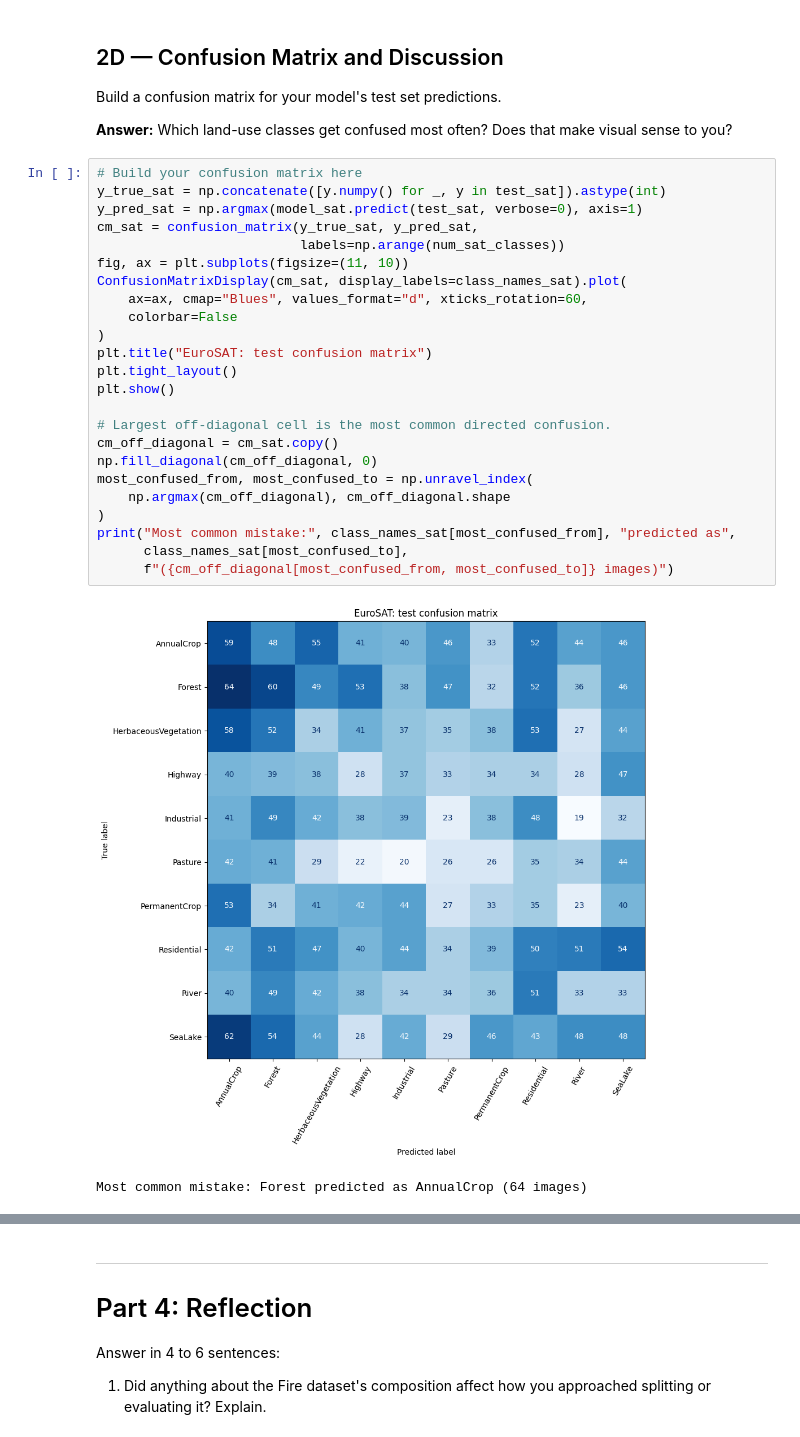
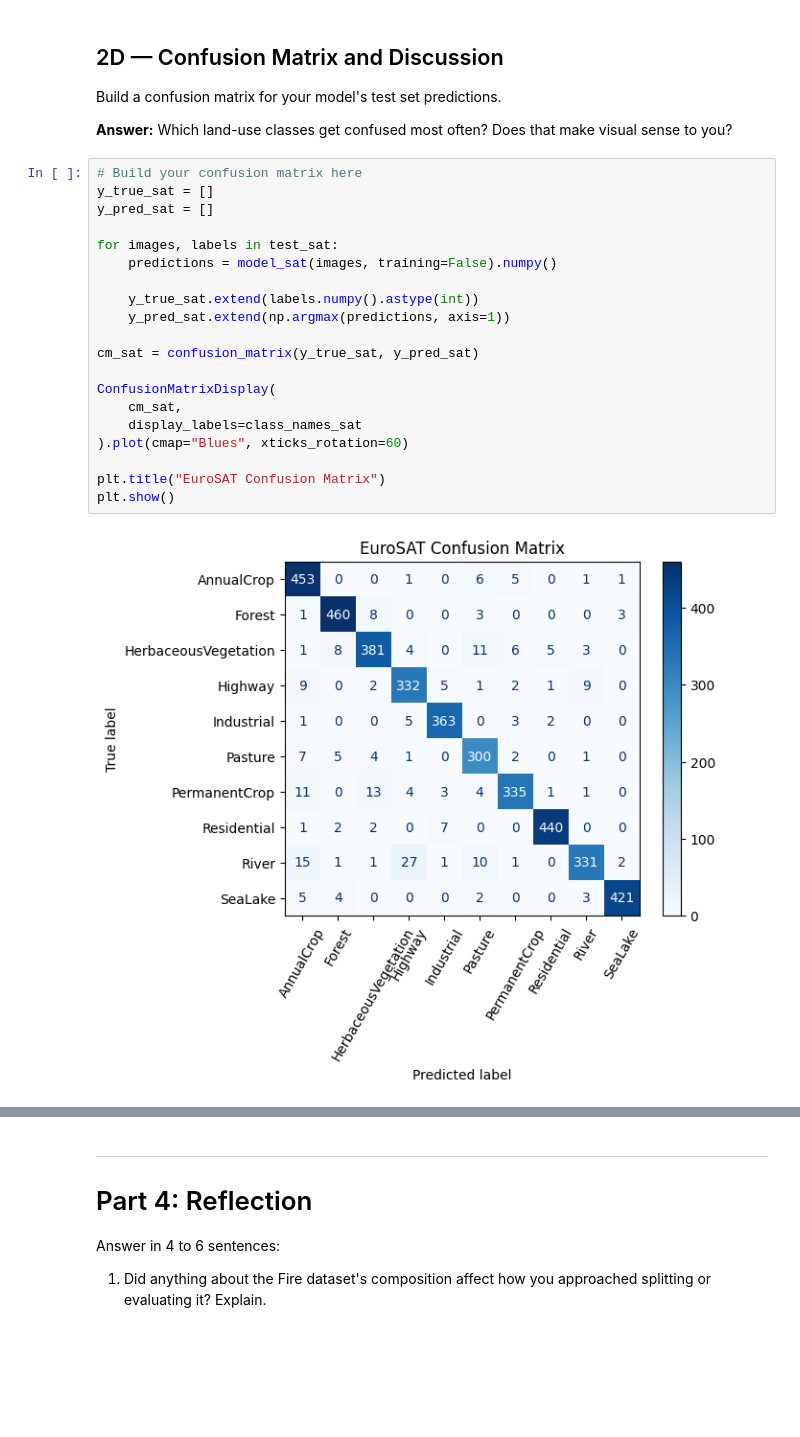
Before and after one commit to MartinoJosh15/IT480-FA26, a Jupyter notebook: Assignments/Assignment 2/Assignment2_TransferLearning.ipynb, the cells around one changed output, grey strips where cells are left out. Drawn from its saved outputs; the diff is of its cells as text; blank space fills up the shorter version.

```diff
--- a/Assignments/Assignment 2/Assignment2_TransferLearning.ipynb
+++ b/Assignments/Assignment 2/Assignment2_TransferLearning.ipynb
@@ -424,29 +415,24 @@ Build a confusion matrix for your model's test set predictions.
 **Answer:** Which land-use classes get confused most often? Does that make visual sense to you?
 # %%
 # Build your confusion matrix here
-y_true_sat = np.concatenate([y.numpy() for _, y in test_sat]).astype(int)
-y_pred_sat = np.argmax(model_sat.predict(test_sat, verbose=0), axis=1)
-cm_sat = confusion_matrix(y_true_sat, y_pred_sat,
-                          labels=np.arange(num_sat_classes))
-fig, ax = plt.subplots(figsize=(11, 10))
-ConfusionMatrixDisplay(cm_sat, display_labels=class_names_sat).plot(
-    ax=ax, cmap="Blues", values_format="d", xticks_rotation=60,
-    colorbar=False
-)
-plt.title("EuroSAT: test confusion matrix")
-plt.tight_layout()
+y_true_sat = []
+y_pred_sat = []
+
+for images, labels in test_sat:
+    predictions = model_sat(images, training=False).numpy()
+
+    y_true_sat.extend(labels.numpy().astype(int))
+    y_pred_sat.extend(np.argmax(predictions, axis=1))
+
+cm_sat = confusion_matrix(y_true_sat, y_pred_sat)
+
+ConfusionMatrixDisplay(
+    cm_sat,
+    display_labels=class_names_sat
+).plot(cmap="Blues", xticks_rotation=60)
+
+plt.title("EuroSAT Confusion Matrix")
 plt.show()
-
-# Largest off-diagonal cell is the most common directed confusion.
-cm_off_diagonal = cm_sat.copy()
-np.fill_diagonal(cm_off_diagonal, 0)
-most_confused_from, most_confused_to = np.unravel_index(
-    np.argmax(cm_off_diagonal), cm_off_diagonal.shape
-)
-print("Most common mistake:", class_names_sat[most_confused_from], "predicted as",
-      class_names_sat[most_confused_to],
-      f"({cm_off_diagonal[most_confused_from, most_confused_to]} images)")
 # %% [output]
-[figure, old version]
+[figure, new version]
-Most common mistake: Forest predicted as AnnualCrop (64 images)
 # %% [markdown]
```
Also changed, not shown: parts of 6 cells of this notebook.
